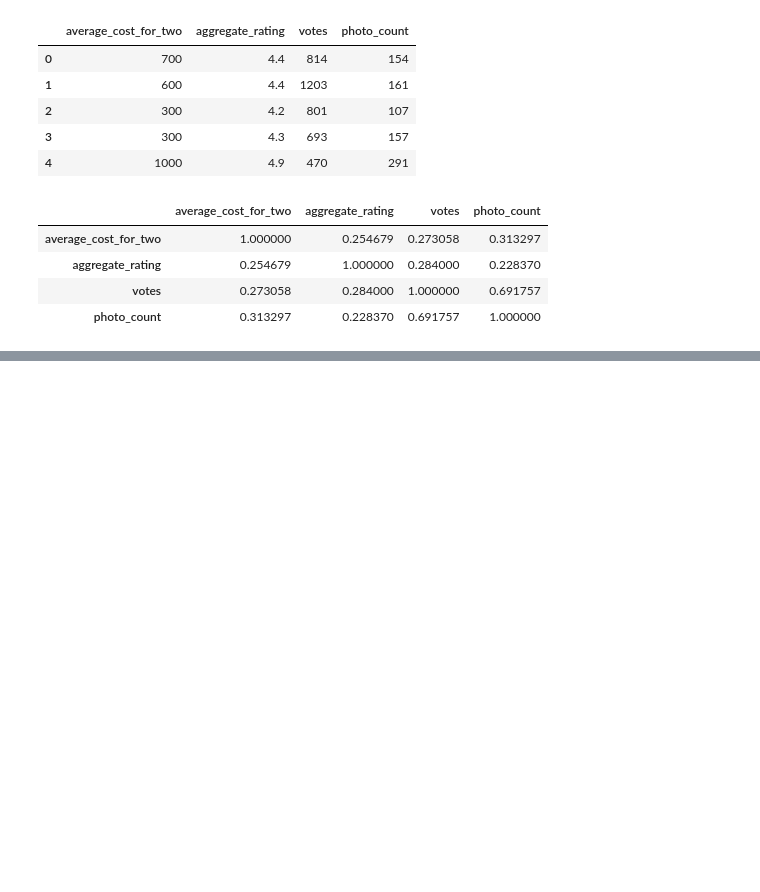
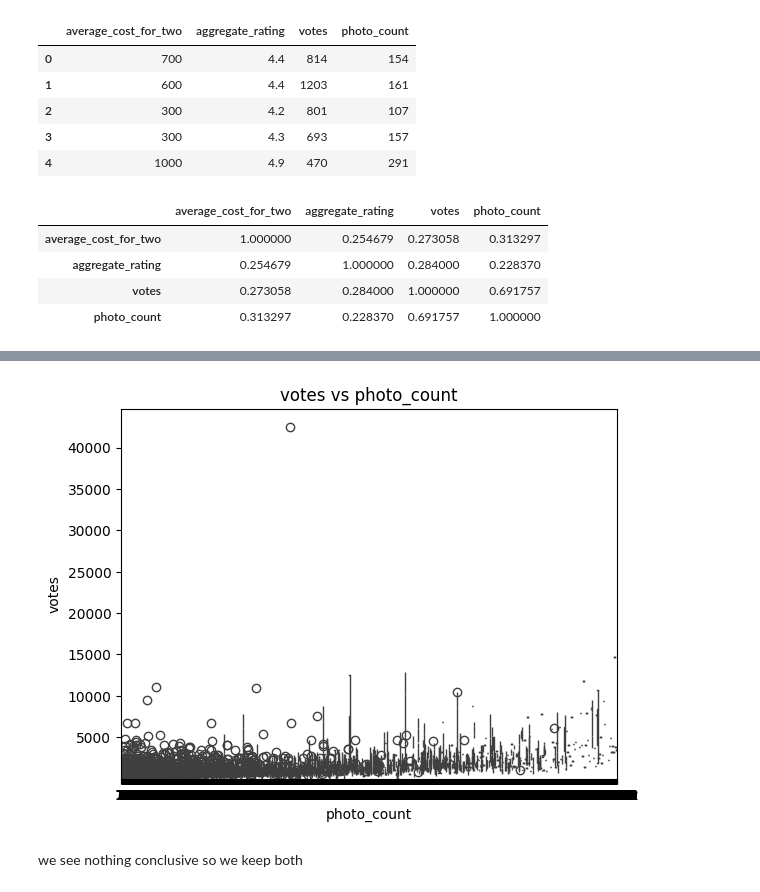
Before and after one commit to ikuchbhi/CSF415-Popular-Dishes-Finder, a Jupyter notebook: preprocessing/exec.ipynb, the cells around one changed output, grey strips where cells are left out. Cells and saved outputs as stored; diff of their text form; code cells hidden in the pictures; blank space fills up the shorter version.

```diff
--- a/preprocessing/exec.ipynb
+++ b/preprocessing/exec.ipynb
@@ -309,0 +316,10 @@ corr_matrix
+# %%
+sns.boxplot(x = 'photo_count' , y='votes' , data=df)
+import matplotlib.pyplot as plt
+plt.ylim(1)
+plt.title("votes vs photo_count")
+plt.show()
+# %% [output]
+[figure, added]
+# %% [markdown]
+we see nothing conclusive so we keep both
```
Also changed, not shown: parts of 3 cells of this notebook.
